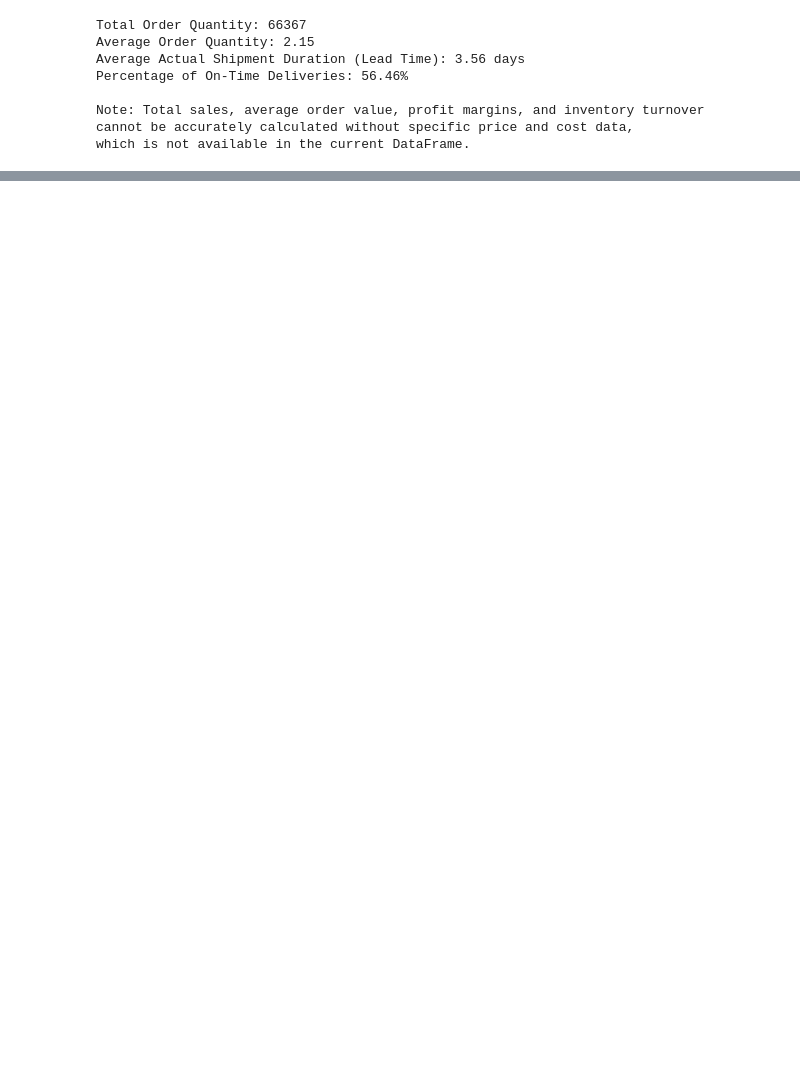
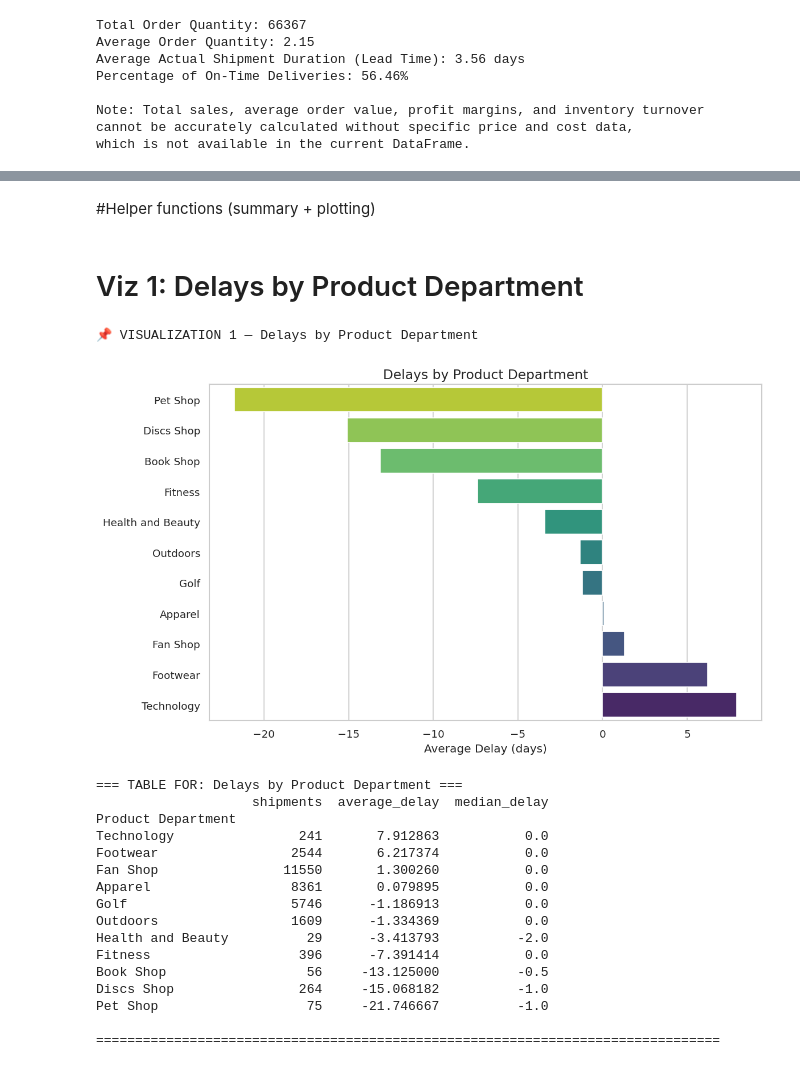
Before and after one commit to JawidMohseni/ELO2-supply-chain, a Jupyter notebook: 4_data_analysis/data_analysis_notebook.ipynb, the cells around one changed output, grey strips where cells are left out. Cells and saved outputs as stored; diff of their text form; code cells hidden in the pictures; blank space fills up the shorter version.

```diff
--- a/4_data_analysis/data_analysis_notebook.ipynb
+++ b/4_data_analysis/data_analysis_notebook.ipynb
@@ -366,0 +309,6 @@ plt.show()
+# %%
+delayed = df.dropna(subset=['Delay']).copy()
+
+print("Total rows:", len(df))
+print("Rows with delay:", len(delayed))
+print(delayed['Delay'].describe())
@@ -366,0 +327,61 @@ plt.show()
+# %% [markdown]
+#Helper functions (summary + plotting)
+# %%
+def delay_summary(df_group, col, top_n=None):
+    summary = (
+        df_group.groupby(col)['Delay']
+        .agg(
+            shipments='count',
+            average_delay='mean',
+            median_delay='median'
+        )
+        .sort_values('average_delay', ascending=False)
+    )
+    if top_n is not None:
+        summary = summary.head(top_n)
+    return summary
+
+
+def plot_delay(summary, title, xlabel="Average Delay (days)", figsize=(10,6)):
+    plt.figure(figsize=figsize)
+    sns.barplot(
+        x=summary['average_delay'],
+        y=summary.index.astype(str),
+        orient='h',
+        palette='viridis'
+    )
+    plt.title(title, fontsize=14)
+    plt.xlabel(xlabel)
+    plt.ylabel("")
+    plt.gca().invert_yaxis()  # biggest delays on top
+    plt.tight_layout()
+    plt.show()
+
+    print("\n=== TABLE FOR:", title, "===")
+    print(summary)
+    print("\n" + "="*80)
+# %% [markdown]
+# Viz 1: Delays by Product Department
+# %%
+print("📌 VISUALIZATION 1 — Delays by Product Department")
+dept_summary = delay_summary(delayed, 'Product Department')
+plot_delay(dept_summary, "Delays by Product Department")
+# %% [output]
+📌 VISUALIZATION 1 — Delays by Product Department
+[figure, added]
+=== TABLE FOR: Delays by Product Department ===
+                    shipments  average_delay  median_delay
+Product Department
+Technology                241       7.912863           0.0
+Footwear                 2544       6.217374           0.0
+Fan Shop                11550       1.300260           0.0
+Apparel                  8361       0.079895           0.0
+Golf                     5746      -1.186913           0.0
+Outdoors                 1609      -1.334369           0.0
+Health and Beauty          29      -3.413793          -2.0
+Fitness                   396      -7.391414           0.0
+Book Shop                  56     -13.125000          -0.5
+Discs Shop                264     -15.068182          -1.0
+Pet Shop                   75     -21.746667          -1.0
+
+================================================================================
```
Also changed, not shown: parts of 52 cells of this notebook, 20 other files.
